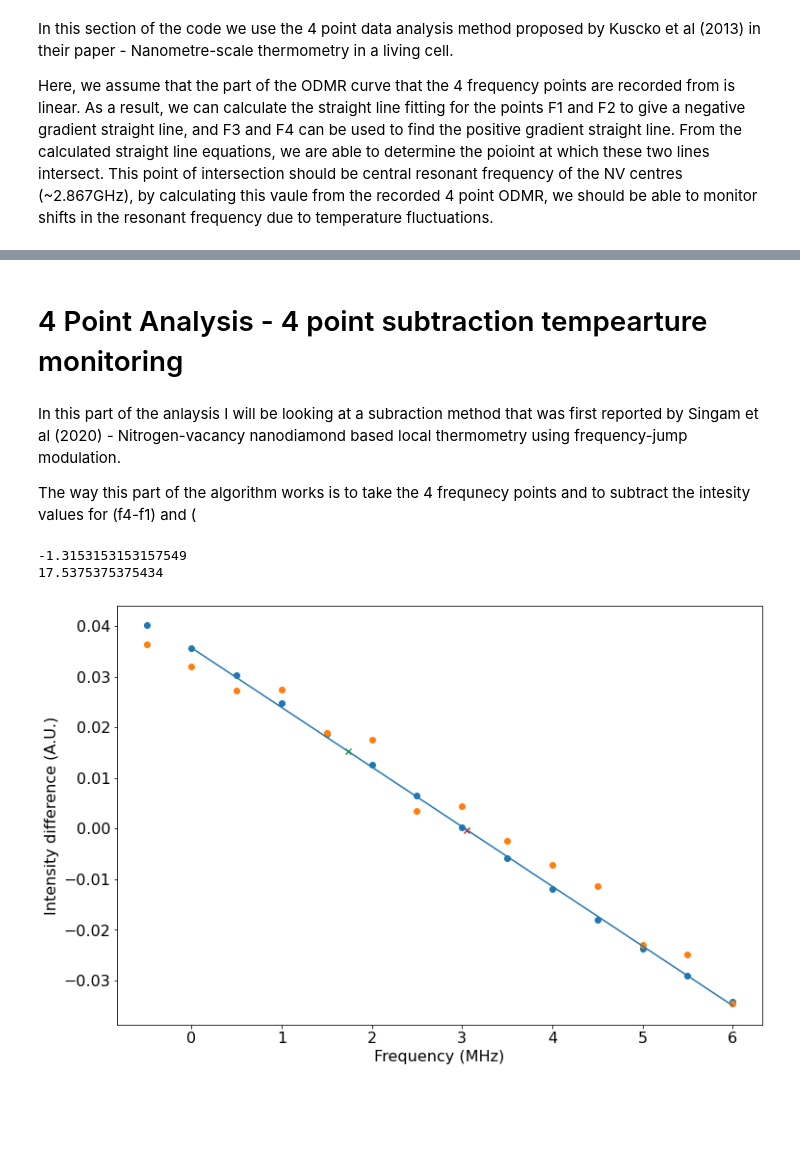
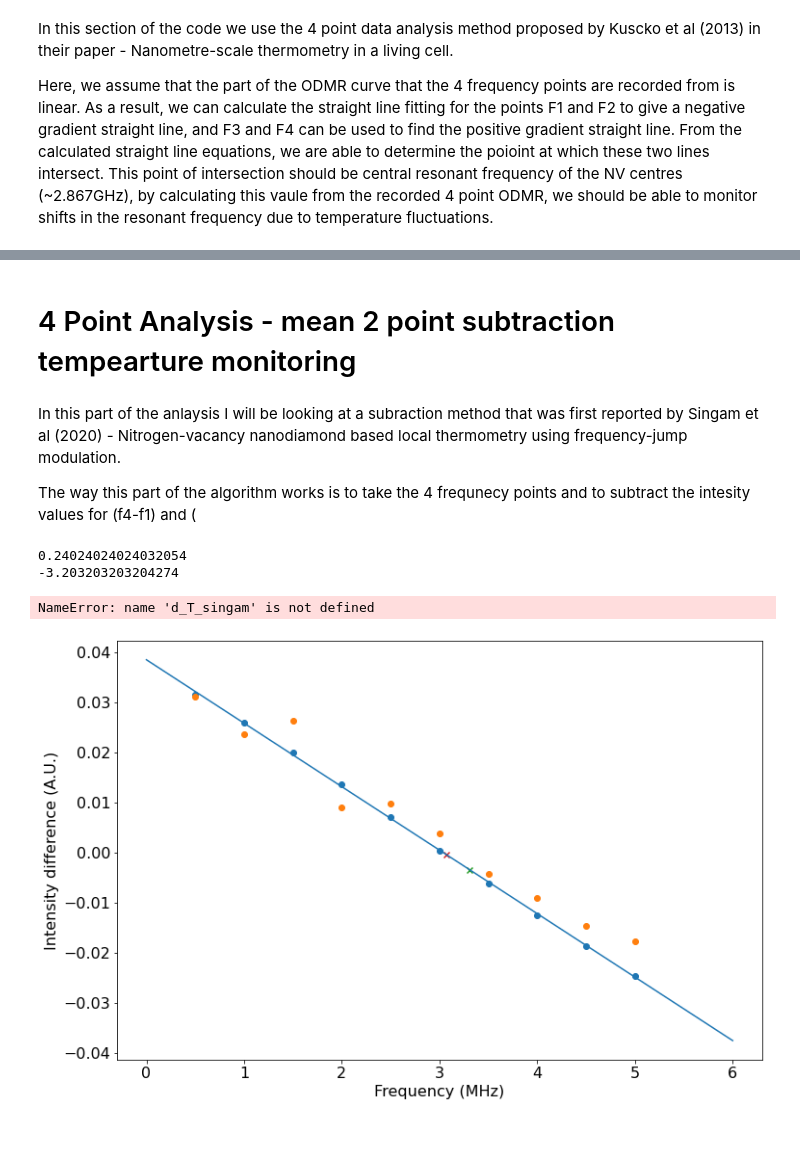
Before and after one commit to Corbyn93/Ryans_Python_Scripts, a Jupyter notebook: Ryan's Jupyter stuff/ODMR analysis/20210617_Analysis_Referenced_4_point_ODMR.ipynb, the cells around one changed output, grey strips where cells are left out. Drawn from its saved outputs; the diff is of its cells as text; code cells hidden in the pictures.

```diff
--- a/Ryan's Jupyter stuff/ODMR analysis/20210617_Analysis_Referenced_4_point_ODMR.ipynb
+++ b/Ryan's Jupyter stuff/ODMR analysis/20210617_Analysis_Referenced_4_point_ODMR.ipynb
@@ -420,8 +422,10 @@ Name: Parameter value, dtype: float64
 # Reshape the data so that it can be used for the following script.
 four_point_odmr_data, four_point_reference_data = reshape_data(four_point_reference_data, four_point_odmr_data, four_point_params_values)
 
+print(np.mean(four_point_reference_data)) # Gives an idea of the number of counts used for the experiment.
+
 # Need to have the four_freqs array layered as follows [F2, F3, F4, F1] due to riggering problems in the software.
-four_freqs = [2.8575 ,2.8595, 2.8765, 2.8785]
+four_freqs = [2.857 ,2.859, 2.877, 2.879]
 
 microwave_switch = 'on'
 # %% [output]
@@ -542,5 +610,5 @@ plot.plot(x2, y2, color = 'b', linestyle = '--')
 # %% [markdown]
-# 4 Point Analysis - 4 point subtraction tempearture monitoring
+# 4 Point Analysis - mean 2 point subtraction tempearture monitoring
 # %% [markdown]
 In this part of the anlaysis I will be looking at a subraction method that was first reported by Singam et al (2020) - Nitrogen-vacancy nanodiamond based local thermometry using frequency-jump modulation.
 
@@ -585,61 +655,72 @@ for i in range(4):
 # find the linear section of the subtracted ODMR curve.
 mid_point = int(len(freq_sub_array)/2)
 
-# How many frequnecy steps are needed to generate a +/- 4MHz region of the data
-pm_4_mhz = int(4/freq_step)
+# How many frequnecy steps are needed to generate a +/- 3MHz region of the data
+pm_3_mhz = int(3/freq_step)
 # %%
 # find the max and min for the subtracted ODMR curve.
-maxima = np.where(y_fit_subtract_1 == np.max(y_fit_subtract_1))[0]
-minima = np.where(y_fit_subtract_1 == np.min(y_fit_subtract_1))[0]
+maxima = np.where(y_fit_subtract == np.max(y_fit_subtract))[0]
+minima = np.where(y_fit_subtract == np.min(y_fit_subtract))[0]
+
+y_fit_subtract = np.array(y_fit_subtract)
 
 # find the frequnecy equvilent to the point at which I(f1) and I(f4) are equal.
-zero_intensity_freq = np.abs(y_fit_subtract_1[maxima[0]:minima[0]] - 0.00).argmin() + maxima[0]
+zero_intensity_freq = np.abs(y_fit_subtract[maxima[0]:minima[0]] - 0.00).argmin() + maxima[0]
 
 # the limits of the straight line portion of the subtracted ODMR curve.
-min_index = zero_intensity_freq-pm_4_mhz
-max_index = zero_intensity_freq+pm_4_mhz
+min_index = zero_intensity_freq-pm_3_mhz
+max_index = zero_intensity_freq+pm_3_mhz
 # %%
 # Plot the linear regions of the subtracted Lorentzian fit and the referenced ODMR data from the CW ODMR curve.
 
-plot.scatter(freq_sub_array[min_index:max_index], y_fit_subtract_1[min_index:max_index]) # fitting
+plot.scatter(freq_sub_array[min_index:max_index], y_fit_subtract[min_index:max_index]) # fitting
 plot.scatter(freq_sub_array[min_index:max_index], y1[min_index:max_index]) # raw full CW ODMR.
 plot.xlabel('Frequency (MHz)')
 plot.ylabel('Intensity difference (A.U.)')
 
 # Linear fit to the straight line portion of the subracted ODMR curve for I(f1)-I(f4)
 init_params = [1,1]
-coeffs, confidence = opt.curve_fit(straight_line, freq_sub_array[min_index:max_index], y_fit_subtract_1[min_index:max_index], init_params)
+coeffs, confidence = opt.curve_fit(straight_line, freq_sub_array[min_index:max_index], y_fit_subtract[min_index:max_index], init_params)
 opt_error = np.sqrt(np.diag(confidence))
 
 # High resolution x array for linear fitting.
 high_res_x = np.linspace(freq_sub_array[zero_intensity_freq-6], freq_sub_array[zero_intensity_freq + 6], 1000)
 linear_fit = straight_line(high_res_x, coeffs[0], coeffs[1])
 
 plot.plot(high_res_x, linear_fit)
 
-# Difference in intensity from I(f1) and I(f4) from the 4 point ODMR measurement
-I1_I4_diff = mean_norm_4_point_odmr_full[3] - mean_norm_4_point_odmr_full[0]
 
-# The reference difference between the I(f1) and I(f4) from the lorentz fitting.
-I1_I4_diff_ref = y_fit[four_freq_locs[3]] - y_fit[four_freq_locs[0]] #
+# Difference in intensity from (I(f1) + I(f2)) and (I(f3) + I(f4)) from the 4 point ODMR measurement
+I_diff_mean = (mean_norm_4_point_odmr_full[3] + mean_norm_4_point_odmr_full[2])/2 - (mean_norm_4_point_odmr_full[0] + mean_norm_4_point_odmr_full[1])/2
 
-# Find the index for frequnecy differnece that corresponds to the differnec between I(f4) and I(f1)
-I1_I4_freq_shift = (np.abs(linear_fit - I1_I4_diff).argmin())
-# Find the reference frequnecy differnece that corresponds to the differnec between I(f4) and I(f1)
-I1_I4_freq_shift_ref = (np.abs(linear_fit - I1_I4_diff_ref).argmin())
+# The reference difference between the (I(f1+f2)) and (I(f3+f4)) from the lorentz fitting.
+I_diff_mean_ref = y_fit[two_freq_locs[1]] - y_fit[two_freq_locs[0]] #
 
-plot.scatter(high_res_x[I1_I4_freq_shift], I1_I4_diff, marker = 'x')
-plot.scatter(high_res_x[I1_I4_freq_shift_ref], I1_I4_diff_ref, marker = 'x')
+# Find the index for frequnecy differnece that corresponds to the differnec between (I(f1+f2)) and (I(f3+f4))
+I_diff_mean_freq_shift = (np.abs(linear_fit - I_diff_mean).argmin())
+
+# Find the reference frequnecy differnece that corresponds to the differnec between (I(f1) + I(f2)) and (I(f3) + I(f4))
+I_diff_mean_freq_shift_ref = (np.abs(linear_fit - I_diff_mean_ref).argmin())
+
+plot.scatter(high_res_x[I_diff_mean_freq_shift], I_diff_mean, marker = 'x')
+plot.scatter(high_res_x[I_diff_mean_freq_shift_ref], I_diff_mean_ref, marker = 'x')
+
+#singam_reference_value = high_res_x[I_diff_mean_freq_shift]
+singam_reference_value = high_res_x[I_diff_mean_freq_shift_ref]
 
 # find the change in the resonant frequnecy of the NV centres from the reference.
-freq_change_from_ref = high_res_x[I1_I4_freq_shift] - high_res_x[I1_I4_freq_shift_ref]
+freq_change_from_ref = high_res_x[I_diff_mean_freq_shift] - singam_reference_value
 
 # Find the temperature change in the sample.
 temp_change = freq_change_from_ref/(-0.075)
 
 print(freq_change_from_ref)
 print(temp_change)
+
+d_T_singam.append(freq_change_from_ref)
+T_singam.append(temp_change)
 # %% [output]
--1.3153153153157549
-17.5375375375434
+0.24024024024032054
+-3.203203203204274
+NameError: name 'd_T_singam' is not defined
-[figure, old version]
+[figure, new version]
```
Also changed, not shown: parts of 23 cells of this notebook, 3 other files.
